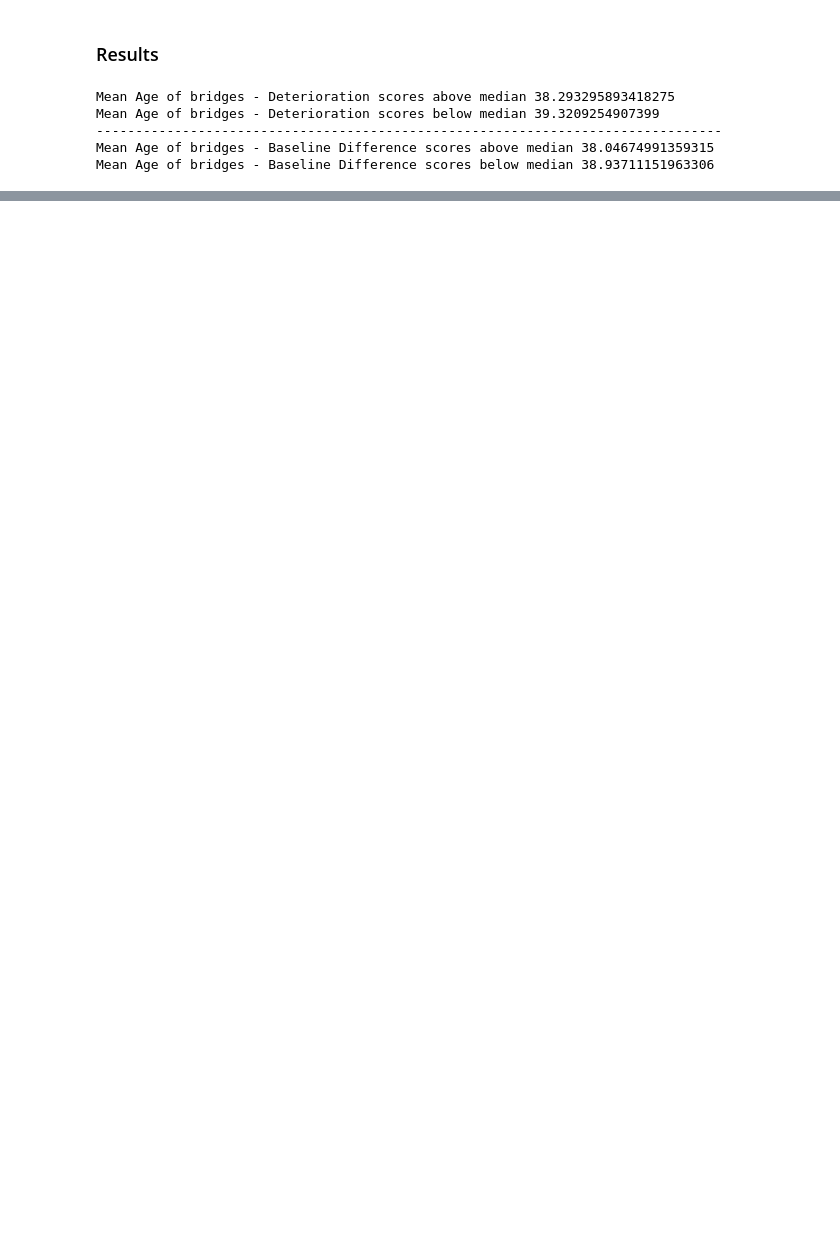
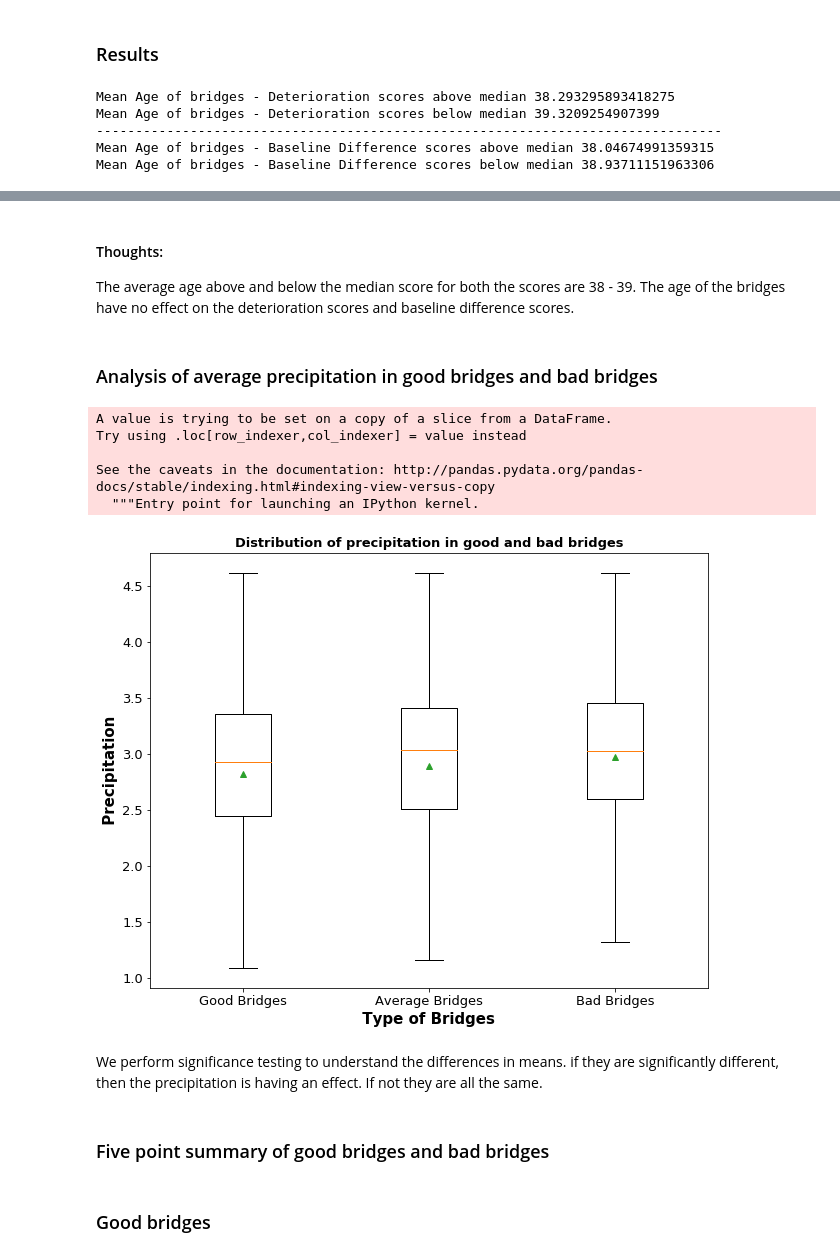
Before and after one commit to kaleoyster/thesis, a Jupyter notebook: methods/Baseline Score and Deterioration Score.ipynb, the cells around one changed output, grey strips where cells are left out. Drawn from its saved outputs; the diff is of its cells as text; code cells hidden in the pictures; blank space fills up the shorter version.

```diff
--- a/methods/Baseline Score and Deterioration Score.ipynb
+++ b/methods/Baseline Score and Deterioration Score.ipynb
@@ -1314,0 +1413,40 @@ plt.show()
+# %% [markdown]
+#### Thoughts:
+
+The average age above and below the median score for both the scores are 38 - 39. The age of the bridges have no effect on the deterioration scores and baseline difference scores.
+# %% [markdown]
+### Analysis of average precipitation in good bridges and bad bridges
+# %%
+#survey_timeseries_df['Avg. Daily Precipitation'] = [(precp[0]) for precp in survey_timeseries_df['Avg. Daily Precipitation']]
+goodBridges = survey_timeseries_df[survey_timeseries_df["Scaled Baseline Difference Score"] > 1]
+badBridges = survey_timeseries_df[survey_timeseries_df["Scaled Baseline Difference Score"] < -1]
+averageBridges =  survey_timeseries_df[survey_timeseries_df["Scaled Baseline Difference Score"] < 1]
+averageBridges = averageBridges[averageBridges["Scaled Baseline Difference Score"]>-1]
+# %%
+survey_timeseries_df['Avg. Daily Precipitation'] = [float(precp) for precp in survey_timeseries_df['Avg. Daily Precipitation']]
+# %% [output]
+A value is trying to be set on a copy of a slice from a DataFrame.
+Try using .loc[row_indexer,col_indexer] = value instead
+
+See the caveats in the documentation: http://pandas.pydata.org/pandas-docs/stable/indexing.html#indexing-view-versus-copy
+  """Entry point for launching an IPython kernel.
+# %%
+plt.figure(figsize = (10,8))
+plt.title("Distribution of precipitation in good and bad bridges", fontweight = 'bold', fontsize = '13')
+precp_cat = [goodBridges['Avg. Daily Precipitation'].dropna(),averageBridges['Avg. Daily Precipitation'].dropna() ,badBridges['Avg. Daily Precipitation'].dropna()]
+labels = ['Good Bridges','Average Bridges' ,'Bad Bridges']
+plt.boxplot(precp_cat,
+            labels = labels, showfliers = False, showmeans = True)
+plt.xlabel(" Type of Bridges ", fontweight = "bold", fontsize = 15)
+plt.ylabel(" Precipitation ", fontweight = "bold", fontsize = 15)
+plt.xticks(size = 13)
+plt.yticks(size = 13)
+plt.show()
+# %% [output]
+[figure, added]
+# %% [markdown]
+We perform significance testing to understand the differences in means. if they are significantly different, then the precipitation is having an effect. If not they are all the same.
+# %% [markdown]
+### Five point summary of good bridges and bad bridges
+# %% [markdown]
+### Good bridges
```
Also changed, not shown: parts of 33 cells of this notebook.
